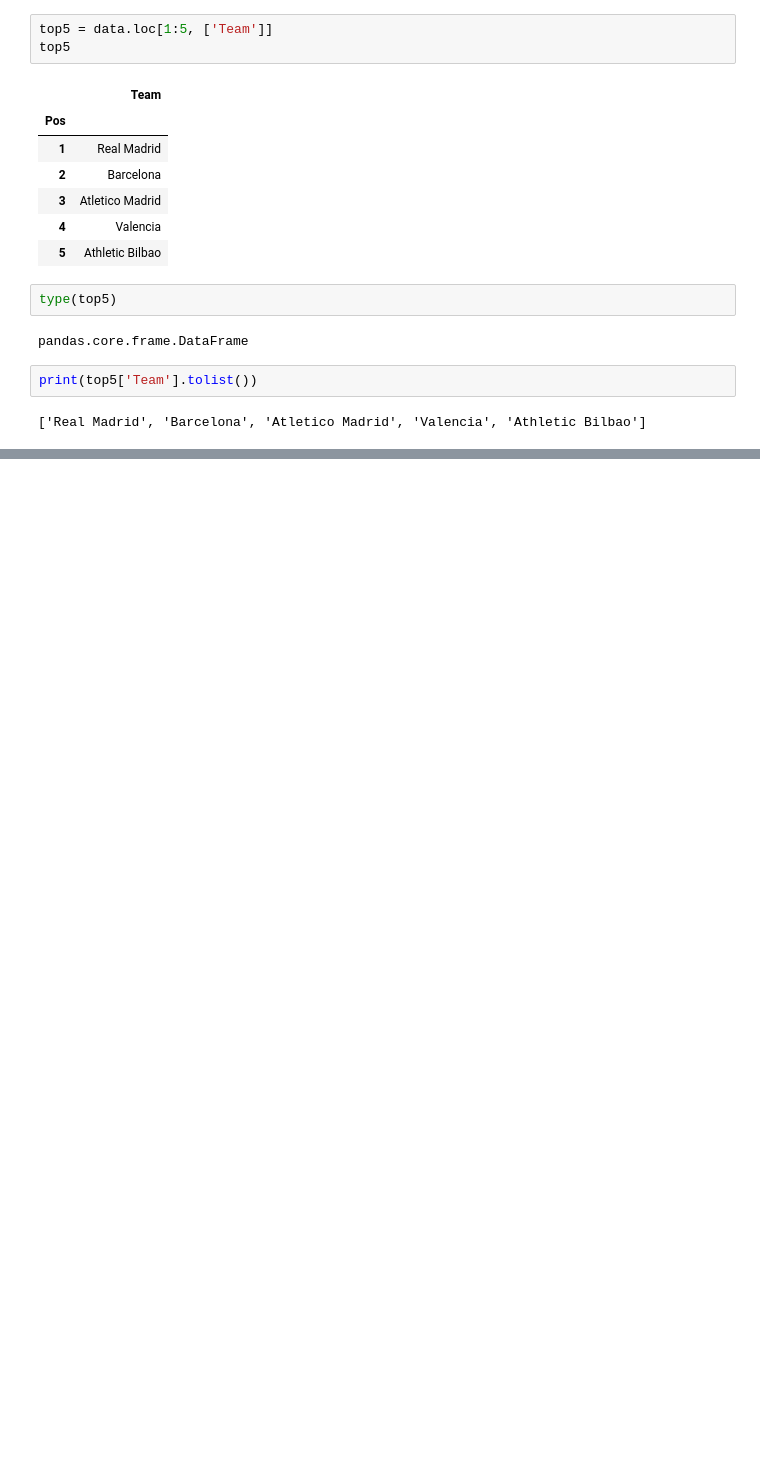
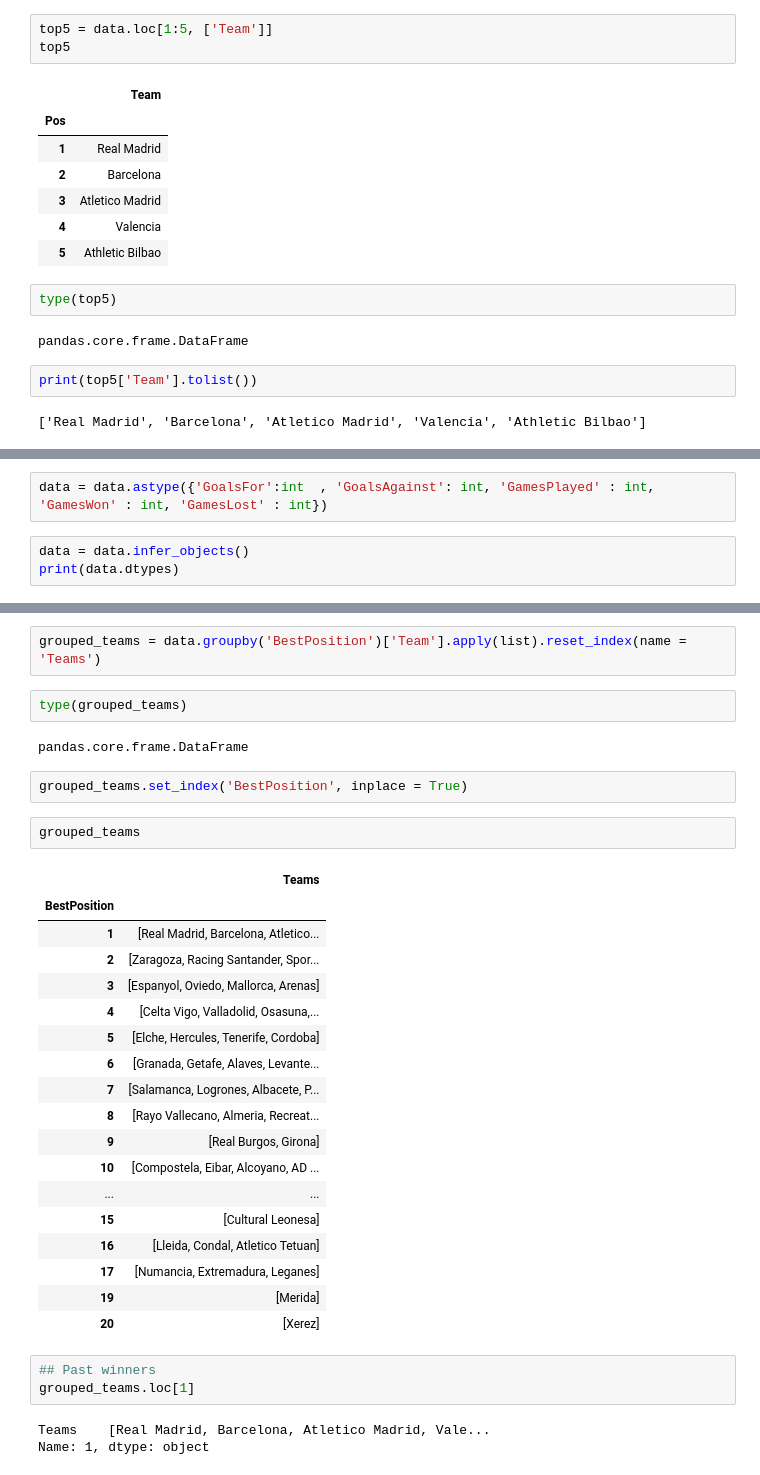
Before and after one commit to KinjollDey/LaLiGA-PointsTable-Analysis, a Jupyter notebook: main.ipynb, the cells around one changed output, grey strips where cells are left out. Saved outputs shown, nothing was run; the diff lists cells and outputs as text; blank space fills up the shorter version.

```diff
--- a/main.ipynb
+++ b/main.ipynb
@@ -146,0 +177,5 @@ print(top5['Team'].tolist())
+# %%
+data = data.astype({'GoalsFor':int  , 'GoalsAgainst': int, 'GamesPlayed' : int, 'GamesWon' : int, 'GamesLost' : int})
+# %%
+data = data.infer_objects()
+print(data.dtypes)
@@ -166,0 +291,35 @@ TypeError: 'DataFrame' object is not callable
+# %%
+grouped_teams = data.groupby('BestPosition')['Team'].apply(list).reset_index(name = 'Teams')
+# %%
+type(grouped_teams)
+# %% [output]
+pandas.core.frame.DataFrame
+# %%
+grouped_teams.set_index('BestPosition', inplace = True)
+# %%
+grouped_teams
+# %% [output]
+|  | Teams |
+| BestPosition |  |
+| 1 | [Real Madrid, Barcelona, Atletico... |
+| 2 | [Zaragoza, Racing Santander, Spor... |
+| 3 | [Espanyol, Oviedo, Mallorca, Arenas] |
+| 4 | [Celta Vigo, Valladolid, Osasuna,... |
+| 5 | [Elche, Hercules, Tenerife, Cordoba] |
+| 6 | [Granada, Getafe, Alaves, Levante... |
+| 7 | [Salamanca, Logrones, Albacete, P... |
+| 8 | [Rayo Vallecano, Almeria, Recreat... |
+| 9 | [Real Burgos, Girona] |
+| 10 | [Compostela, Eibar, Alcoyano, AD ... |
+| ... | ... |
+| 15 | [Cultural Leonesa] |
+| 16 | [Lleida, Condal, Atletico Tetuan] |
+| 17 | [Numancia, Extremadura, Leganes] |
+| 19 | [Merida] |
+| 20 | [Xerez] |
+# %%
+## Past winners
+grouped_teams.loc[1]
+# %% [output]
+Teams    [Real Madrid, Barcelona, Atletico Madrid, Vale...
+Name: 1, dtype: object
```
Also changed, not shown: parts of 28 cells of this notebook.
